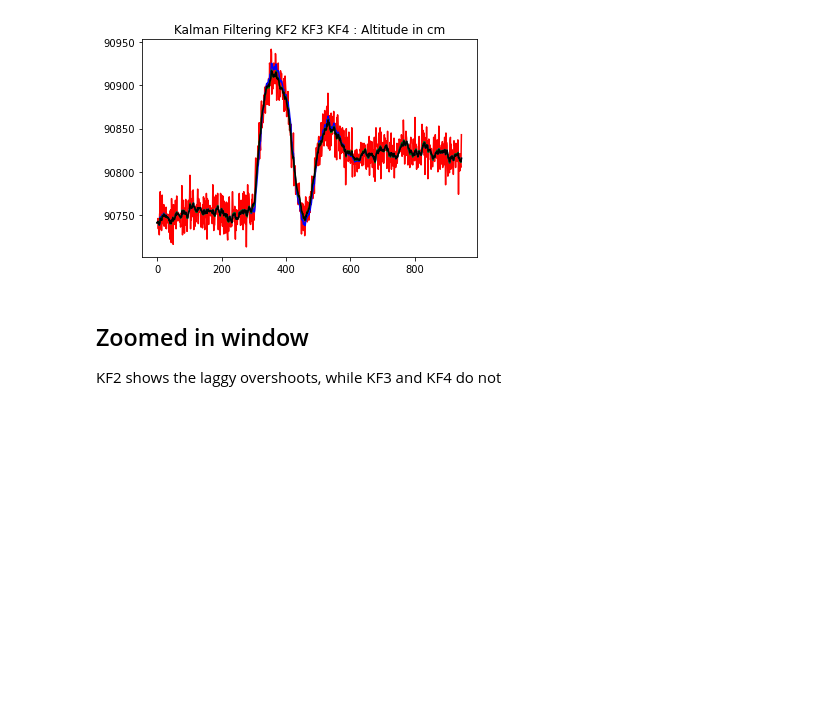
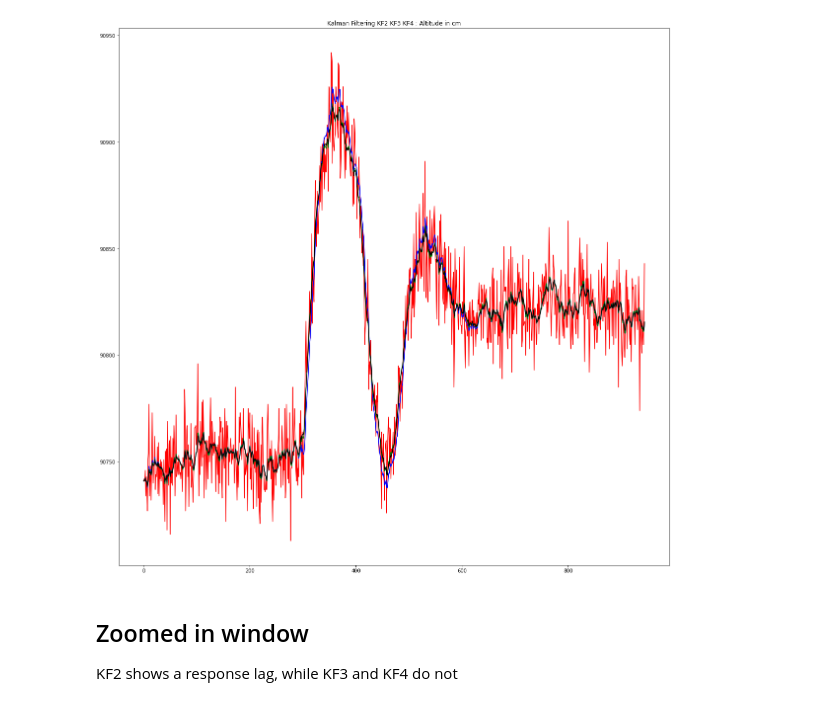
Before and after one commit to har-in-air/ESP32_IMU_BARO_GPS_VARIO, a Jupyter notebook: offline/compare_kf2_kf3_kf4.ipynb, the cells around one changed output. Drawn from its saved outputs; the diff is of its cells as text; code cells hidden in the pictures; blank space fills up the shorter version.

```diff
--- a/offline/compare_kf2_kf3_kf4.ipynb
+++ b/offline/compare_kf2_kf3_kf4.ipynb
@@ -64,17 +71,29 @@ with open('kf4_ms5611_inout.txt', newline='') as csvfile:
 z_kf4 = np.array(z_kf4)
 v_kf4 = np.array(v_kf4)
 # %%
+# enlarge the plot size to show more detail
+plt.rcParams["figure.figsize"]=20,20
+
+# Plot the MS5611 barometric pressure sensor derived altitude samples in red
 plt.plot(z, color='red')
+
+# KF2 filter only uses the altitude samples
 plt.plot(z_kf2, color='blue')
+
+# KF3 filter fuses altitude and gravity-compensated acceleration data
 plt.plot(z_kf3, color='green')
+
+# KF4 filter fuses altitude and gravity-compensated acceleration data
 plt.plot(z_kf4, color='black')
+
 plt.title('Kalman Filtering KF2 KF3 KF4 : Altitude in cm')
 plt.show()
 # %% [output]
-[figure, old version]
+[figure, new version]
 # %% [markdown]
 ## Zoomed in window
-KF2 shows the laggy overshoots, while KF3 and KF4 do not
+
+KF2 shows a response lag, while KF3 and KF4 do not
 # %%
 plt.plot(z[300:400], color='red')
 plt.plot(z_kf2[300:400], color='blue')
```
Also changed, not shown: parts of 16 cells of this notebook, 5 other files.
